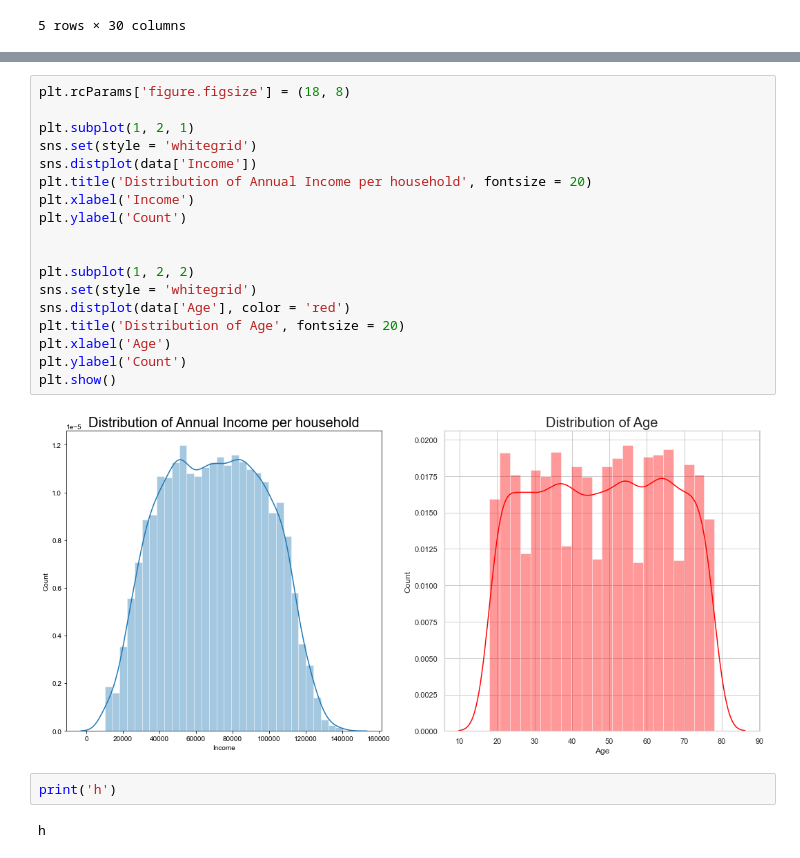
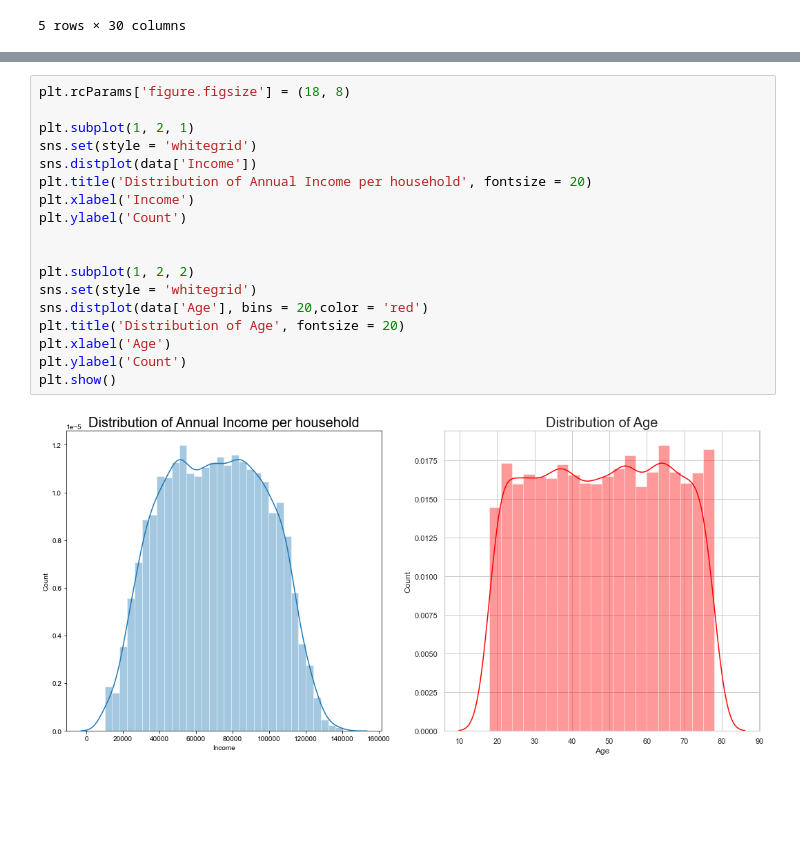
Before and after one commit to fredericojpr/BC1_Customer_Segmentation, a Jupyter notebook: scripts/EDA_frederico.ipynb, the cells around one changed output, grey strips where cells are left out. Saved outputs shown, nothing was run; the diff lists cells and outputs as text; blank space fills up the shorter version.

```diff
--- a/scripts/EDA_frederico.ipynb
+++ b/scripts/EDA_frederico.ipynb
@@ -56,24 +56,20 @@ data.iloc[:,1:11].describe()
 # %%
 plt.rcParams['figure.figsize'] = (18, 8)
 
 plt.subplot(1, 2, 1)
 sns.set(style = 'whitegrid')
 sns.distplot(data['Income'])
 plt.title('Distribution of Annual Income per household', fontsize = 20)
 plt.xlabel('Income')
 plt.ylabel('Count')
 
 
 plt.subplot(1, 2, 2)
 sns.set(style = 'whitegrid')
-sns.distplot(data['Age'], color = 'red')
+sns.distplot(data['Age'], bins = 20,color = 'red')
 plt.title('Distribution of Age', fontsize = 20)
 plt.xlabel('Age')
 plt.ylabel('Count')
 plt.show()
 # %% [output]
-[figure, old version]
+[figure, new version]
-# %%
-print('h')
-# %% [output]
-h
```
Also changed, not shown: parts of 3 cells of this notebook.
